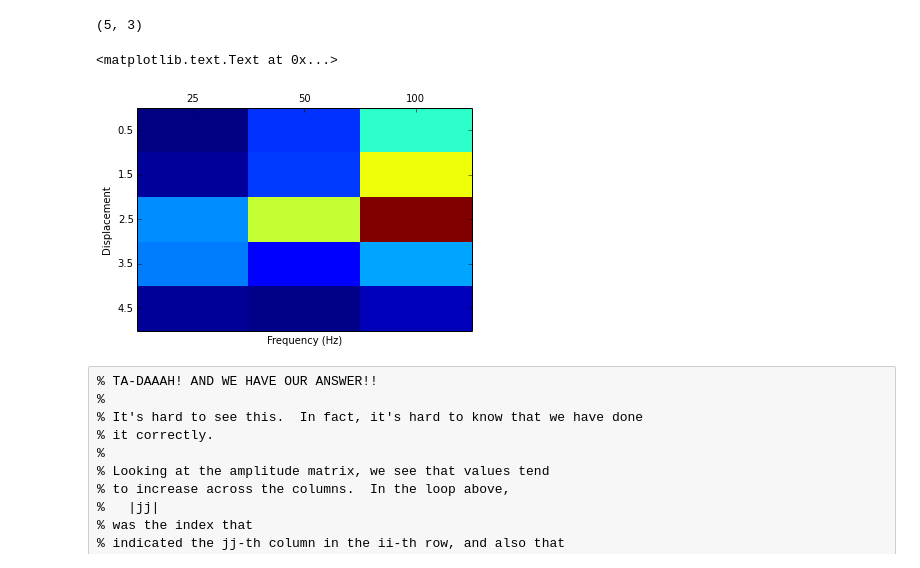
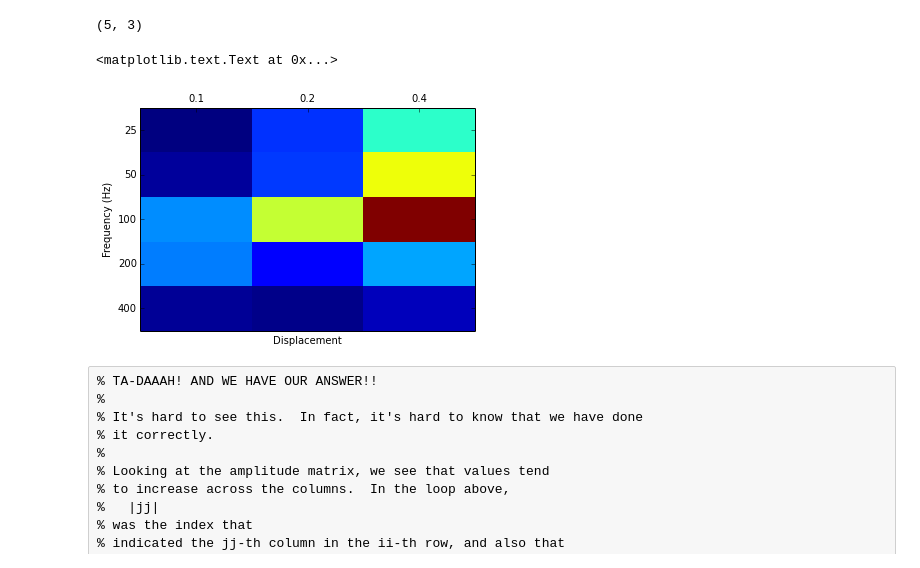
Before and after one commit to jackie623/Modern-Data-Management, a Jupyter notebook: fly/python/CCB4_MATLAB_Analysis_Script.ipynb, the cells around one changed output. Drawn from its saved outputs; the diff is of its cells as text; code cells hidden in the pictures.

```diff
--- a/fly/python/CCB4_MATLAB_Analysis_Script.ipynb
+++ b/fly/python/CCB4_MATLAB_Analysis_Script.ipynb
@@ -756,25 +756,25 @@ amplitudes.shape
 # %%
 fig, ax = plt.subplots()
 heatmap = ax.pcolor(amplitudes)
 
 # put the major ticks at the middle of each cell
 ax.set_xticks(np.arange(amplitudes.shape[1])+0.5, minor=False)
 ax.set_yticks(np.arange(amplitudes.shape[0])+0.5, minor=False)
 
 # want a more natural, table-like display
 ax.invert_yaxis()
 ax.xaxis.tick_top()
 
 column_labels = list(trial['params']['freqs'].item())
 row_labels = list(trial['params']['displacements'].item())
 
 ax.set_xticklabels(row_labels, minor=False)
-ax.set_xticklabels(column_labels, minor=False)
-ax.set_xlabel('Frequency (Hz)')
-ax.set_ylabel('Displacement')
+ax.set_yticklabels(column_labels, minor=False)
+ax.set_ylabel('Frequency (Hz)')
+ax.set_xlabel('Displacement')
 # %% [output]
 <matplotlib.text.Text at 0x...>
-[figure, old version]
+[figure, new version]
 # %% [raw]
 % TA-DAAAH! AND WE HAVE OUR ANSWER!!
 %
```
